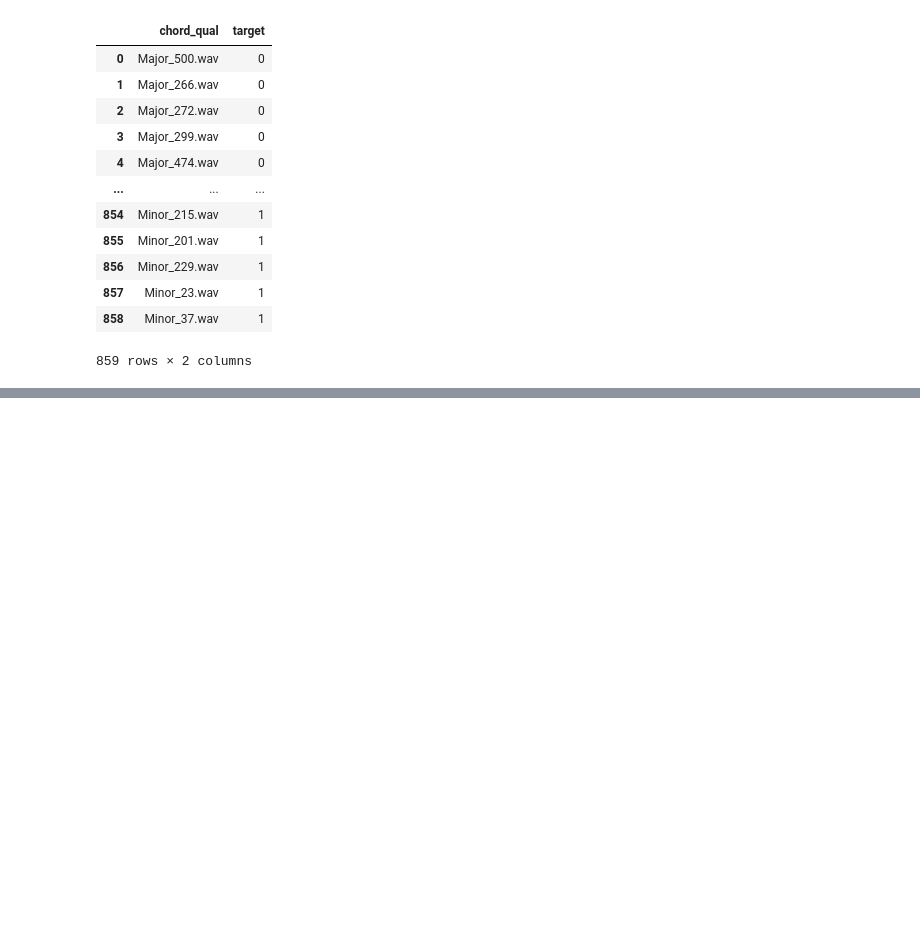
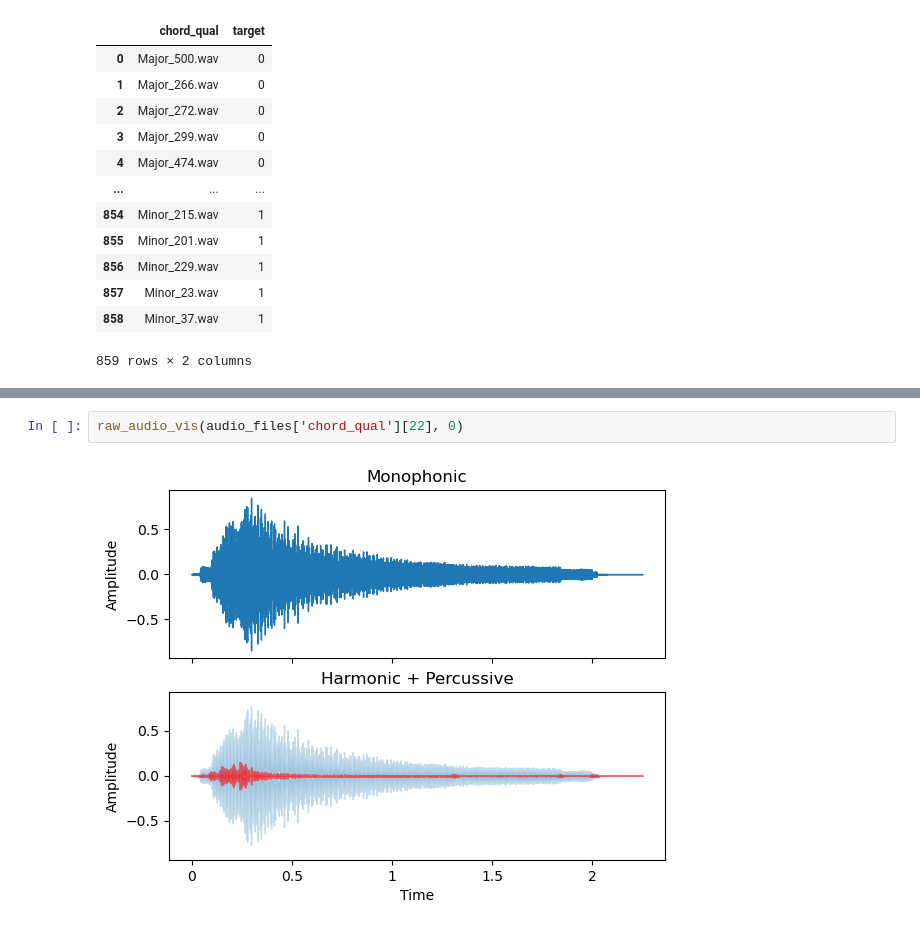
Before and after one commit to benjmcpeek/Audio-Classification-Model-Major-Minor, a Jupyter notebook: code/eda_audio.ipynb, the cells around one changed output, grey strips where cells are left out. Saved outputs shown, nothing was run; the diff lists cells and outputs as text; blank space fills up the shorter version.

```diff
--- a/code/eda_audio.ipynb
+++ b/code/eda_audio.ipynb
@@ -89,0 +113,4 @@ raw_audio_vis(audio_files['chord_qual'][555], 1)
+# %%
+raw_audio_vis(audio_files['chord_qual'][22], 0)
+# %% [output]
+[figure, added]
```
Also changed, not shown: parts of 40 cells of this notebook, 5 other files.
